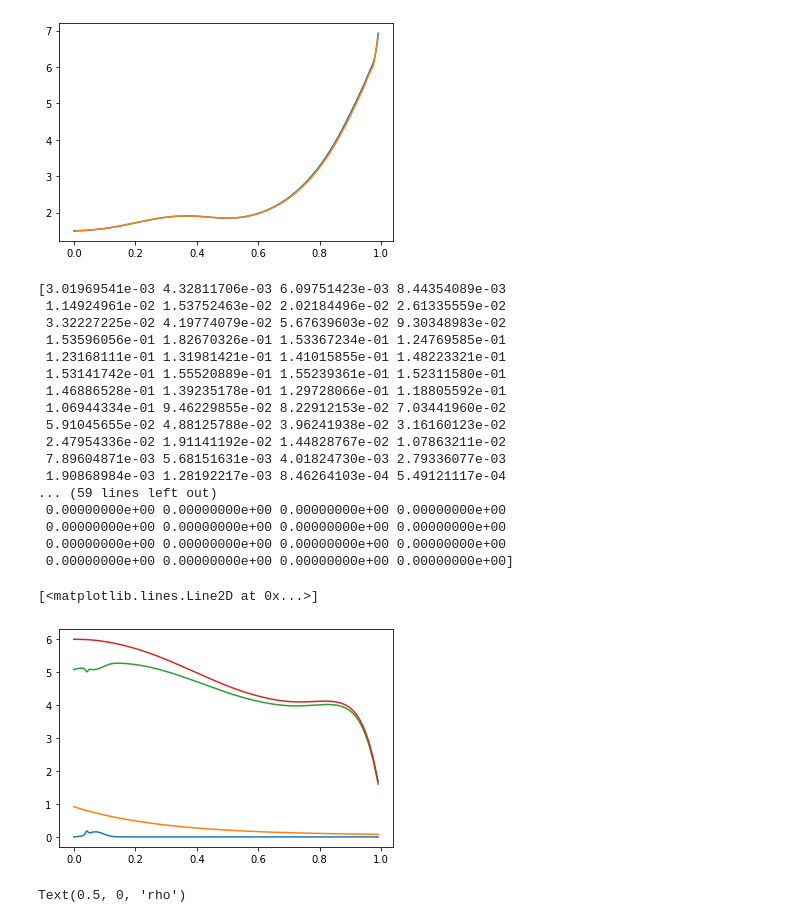
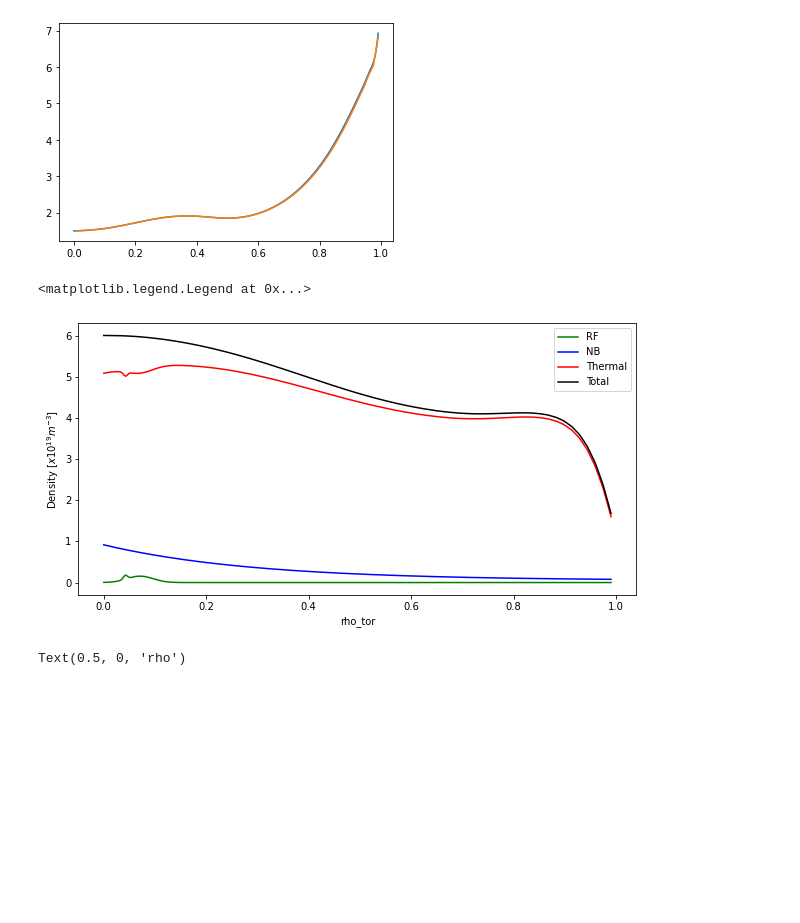
Before and after one commit to vandelij/genray_cql3d_plots, a Jupyter notebook: shots/147634/scan_beam_and_RF/beam_5_RF_testing/make_distrobution.ipynb, the cells around one changed output. Saved outputs shown, nothing was run; the diff lists cells and outputs as text; code cells hidden in the pictures; blank space fills up the shorter version.

```diff
--- a/shots/147634/scan_beam_and_RF/beam_5_RF_testing/make_distrobution.ipynb
+++ b/shots/147634/scan_beam_and_RF/beam_5_RF_testing/make_distrobution.ipynb
@@ -1396,31 +1396,18 @@ plt.plot(rya, qProfileCQL3D)
 [figure]
 # %%
 # print(nth_tosave_metric*(1/100)**3/1e13)
-print(np.round(nRF_tosave_metric*(1/100)**3/1e13, 12))
-plt.plot(rho_fine, np.round(nRF_tosave_metric*(1/100)**3/1e13, 12))
-plt.plot(rho_fine, nNB_tosave_metric*(1/100)**3/1e13)
-plt.plot(rho_fine, nth_tosave_metric*(1/100)**3/1e13)
-plt.plot(rho_fine, (nth_tosave_metric + nNB_tosave_metric)*(1/100)**3/1e13 + np.round(nRF_tosave_metric*(1/100)**3/1e13, 12))
+#print(np.round(nRF_tosave_metric*(1/100)**3/1e13, 12))
+plt.figure(figsize=(10,5))
+plt.plot(rho_fine, np.round(nRF_tosave_metric*(1/100)**3/1e13, 12), color='green', label='RF')
+plt.plot(rho_fine, nNB_tosave_metric*(1/100)**3/1e13, color='blue', label='NB')
+plt.plot(rho_fine, nth_tosave_metric*(1/100)**3/1e13, color='Red', label='Thermal')
+plt.plot(rho_fine, (nth_tosave_metric + nNB_tosave_metric)*(1/100)**3/1e13 + np.round(nRF_tosave_metric*(1/100)**3/1e13, 12), label='Total', color='black')
+plt.ylabel(r'Density $[x10^{19} m^{-3}$]')
+plt.xlabel('rho_tor')
+plt.legend()
 # %% [output]
-[3.01969541e-03 4.32811706e-03 6.09751423e-03 8.44354089e-03
- 1.14924961e-02 1.53752463e-02 2.02184496e-02 2.61335559e-02
- 3.32227225e-02 4.19774079e-02 5.67639603e-02 9.30348983e-02
- 1.53596056e-01 1.82670326e-01 1.53367234e-01 1.24769585e-01
- 1.23168111e-01 1.31981421e-01 1.41015855e-01 1.48223321e-01
- 1.53141742e-01 1.55520889e-01 1.55239361e-01 1.52311580e-01
- 1.46886528e-01 1.39235178e-01 1.29728066e-01 1.18805592e-01
- 1.06944334e-01 9.46229855e-02 8.22912153e-02 7.03441960e-02
- 5.91045655e-02 4.88125788e-02 3.96241938e-02 3.16160123e-02
- 2.47954336e-02 1.91141192e-02 1.44828767e-02 1.07863211e-02
- 7.89604871e-03 5.68151631e-03 4.01824730e-03 2.79336077e-03
- 1.90868984e-03 1.28192217e-03 8.46264103e-04 5.49121117e-04
-... (59 lines left out)
- 0.00000000e+00 0.00000000e+00 0.00000000e+00 0.00000000e+00
- 0.00000000e+00 0.00000000e+00 0.00000000e+00 0.00000000e+00
- 0.00000000e+00 0.00000000e+00 0.00000000e+00 0.00000000e+00
- 0.00000000e+00 0.00000000e+00 0.00000000e+00 0.00000000e+00]
+<matplotlib.legend.Legend at 0x...>
-[<matplotlib.lines.Line2D at 0x...>]
-[figure, old version]
+[figure, new version]
 # %%
 presfac = 1.6022e-19
 plt.figure(figsize=(10, 5))
```
Also changed, not shown: parts of 1 cell of this notebook, 1 other file.
